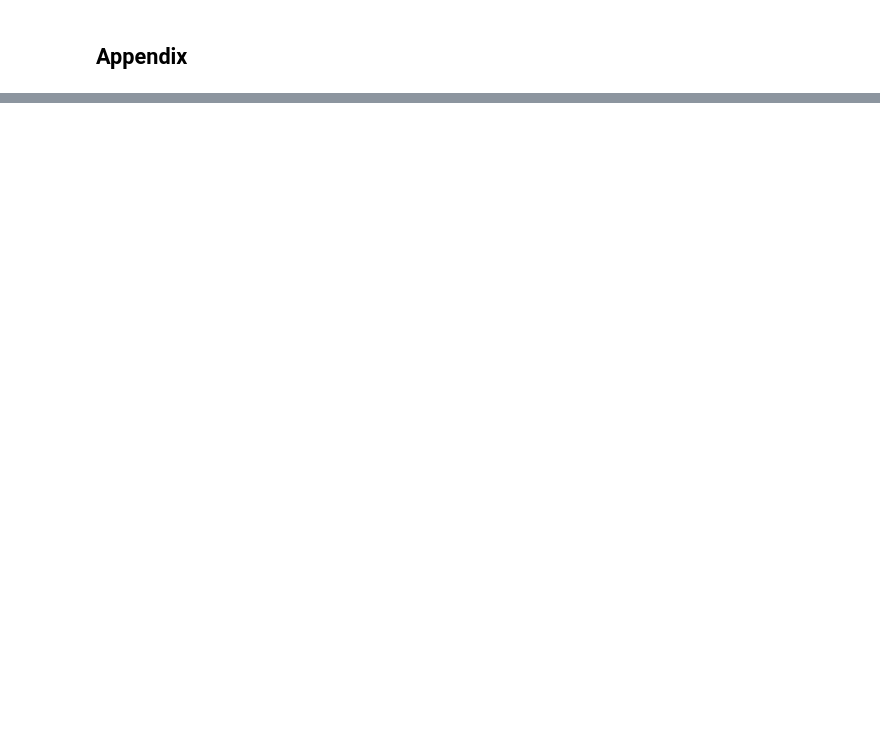
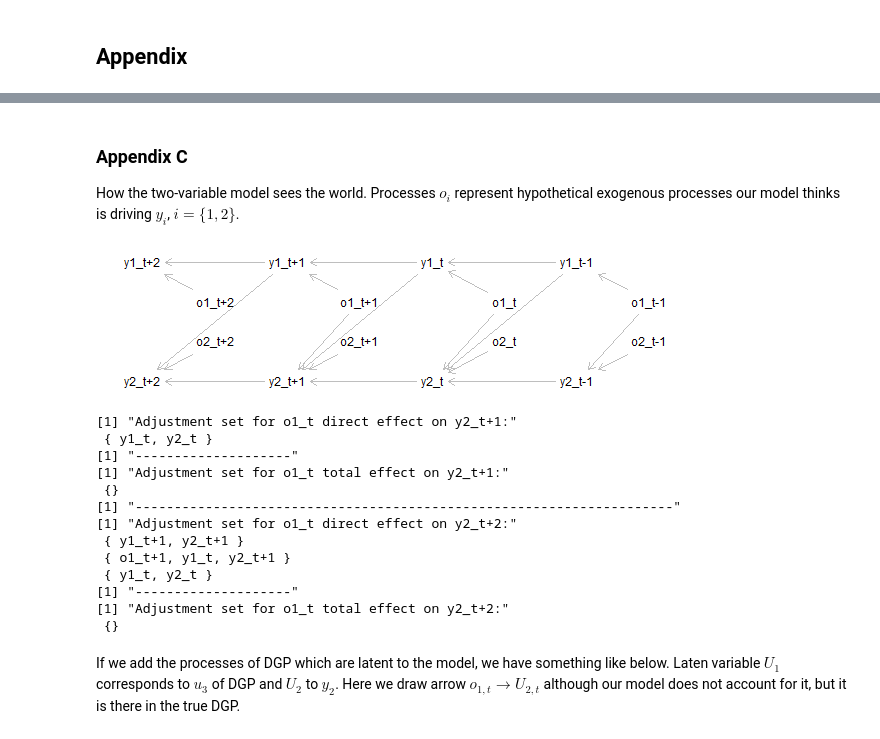
Before and after one commit to NoobQuant/Data_Science_Projects, a Jupyter notebook: stats/causality/ts_causality_3.ipynb, the cells around one changed output, grey strips where cells are left out. Saved outputs shown, nothing was run; the diff lists cells and outputs as text; code cells hidden in the pictures; blank space fills up the shorter version.

```diff
--- a/stats/causality/ts_causality_3.ipynb
+++ b/stats/causality/ts_causality_3.ipynb
@@ -679,3 +762,72 @@ Can we say anythng aboout the estimated effect when $y_3$ is latent?
+# %% [markdown]
+### Appendix C
+
+How the two-variable model sees the world. Processes $o_i$ represent hypothetical exogenous processes our model thinks is driving $y_i$, $i=\{ 1,2 \}$.
+# %%
+%%R -h 150 -w 600
+g = dagitty( 'dag {
+    "y1_t+2" [pos="0,1"]
+    "y2_t+2" [pos="0,4"]
+    "o1_t+2" [pos="1,2"]
+    "o2_t+2" [pos="1,3"]
+    "y1_t+1" [pos="2,1"]
+    "y2_t+1" [pos="2,4"]
+    "o1_t+1" [pos="3,2"]
+    "o2_t+1" [pos="3,3"]
+    "y1_t"   [pos="4,1"]
+    "y2_t"   [pos="4,4"]
+    "o1_t"   [pos="5,2"]
+    "o2_t"   [pos="5,3"]
+    "y1_t-1" [pos="6,1"]
+    "y2_t-1" [pos="6,4"]
+    "o1_t-1" [pos="7,2"]
+    "o2_t-1" [pos="7,3"]
+    "y1_t+2" <- "y1_t+1" <- "y1_t" <- "y1_t-1"
+    "y2_t+2" <- "y2_t+1" <- "y2_t" <- "y2_t-1"
+    "y1_t+2" <- "o1_t+2"
+    "y1_t+1" <- "o1_t+1"
+    "y1_t"   <- "o1_t"
+    "y1_t-1" <- "o1_t-1"
+    "y2_t+2" <- "o2_t+2"
+    "y2_t+1" <- "o2_t+1"
+    "y2_t"   <- "o2_t"
+    "y2_t-1" <- "o2_t-1"
+    "y2_t+2" <- "y1_t+1"
+    "y2_t+1" <- "y1_t"
+    "y2_t"   <- "y1_t-1"
+    "y2_t+1" <- "o1_t+1"
+    "y2_t"   <- "o1_t"
+    "y2_t-1" <- "o1_t-1"
+}')
+plot(g)
+print("Adjustment set for o1_t direct effect on y2_t+1:")
+print(adjustmentSets(g, exposure="o1_t", outcome="y2_t+1", effect="direct"))
+print("--------------------")
+print("Adjustment set for o1_t total effect on y2_t+1:")
+print(adjustmentSets(g, exposure="o1_t", outcome="y2_t+1", effect="total"))
+print("---------------------------------------------------------------------")
+print("Adjustment set for o1_t direct effect on y2_t+2:")
+print(adjustmentSets(g, exposure="o1_t", outcome="y2_t+2", effect="direct"))
+print("--------------------")
+print("Adjustment set for o1_t total effect on y2_t+2:")
+print(adjustmentSets(g, exposure="o1_t", outcome="y2_t+2", effect="total"))
+# %% [output]
+[figure, added]
+[1] "Adjustment set for o1_t direct effect on y2_t+1:"
+ { y1_t, y2_t }
+[1] "--------------------"
+[1] "Adjustment set for o1_t total effect on y2_t+1:"
+ {}
+[1] "---------------------------------------------------------------------"
+[1] "Adjustment set for o1_t direct effect on y2_t+2:"
+ { y1_t+1, y2_t+1 }
+ { o1_t+1, y1_t, y2_t+1 }
+ { y1_t, y2_t }
+[1] "--------------------"
+[1] "Adjustment set for o1_t total effect on y2_t+2:"
+ {}
+# %% [markdown]
+If we add the processes of DGP which are latent to the model, we have something like below. Laten variable $U_1$ corresponds to $u_3$ of DGP and $U_2$ to $y_2$. Here we draw arrow $o_{1,t} \rightarrow U_{2,t}$ although our model does not account for it, but it is there in the true DGP.
 # %%
 %%R -h 150 -w 600
 g = dagitty( 'dag {
```
Also changed, not shown: parts of 50 cells of this notebook.
